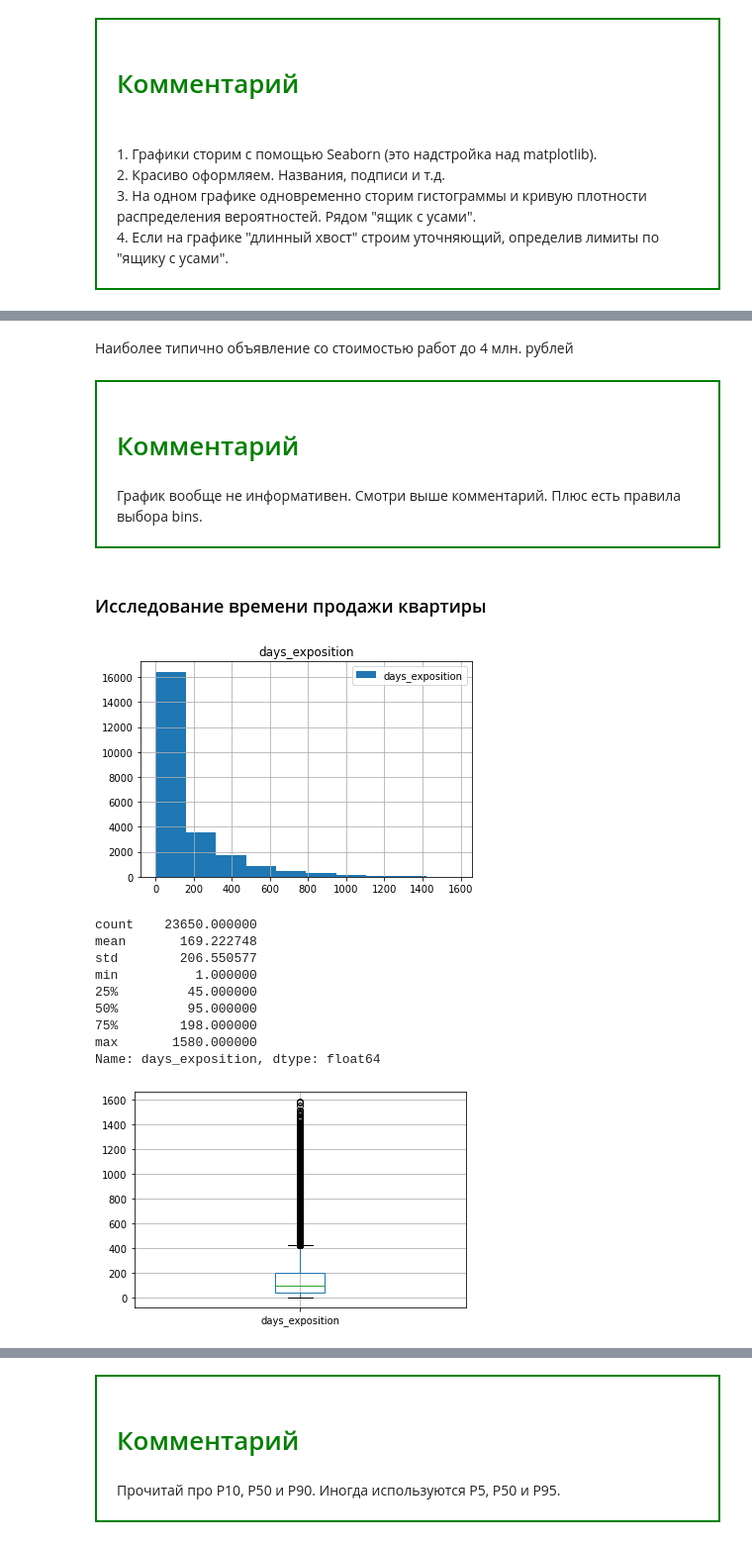
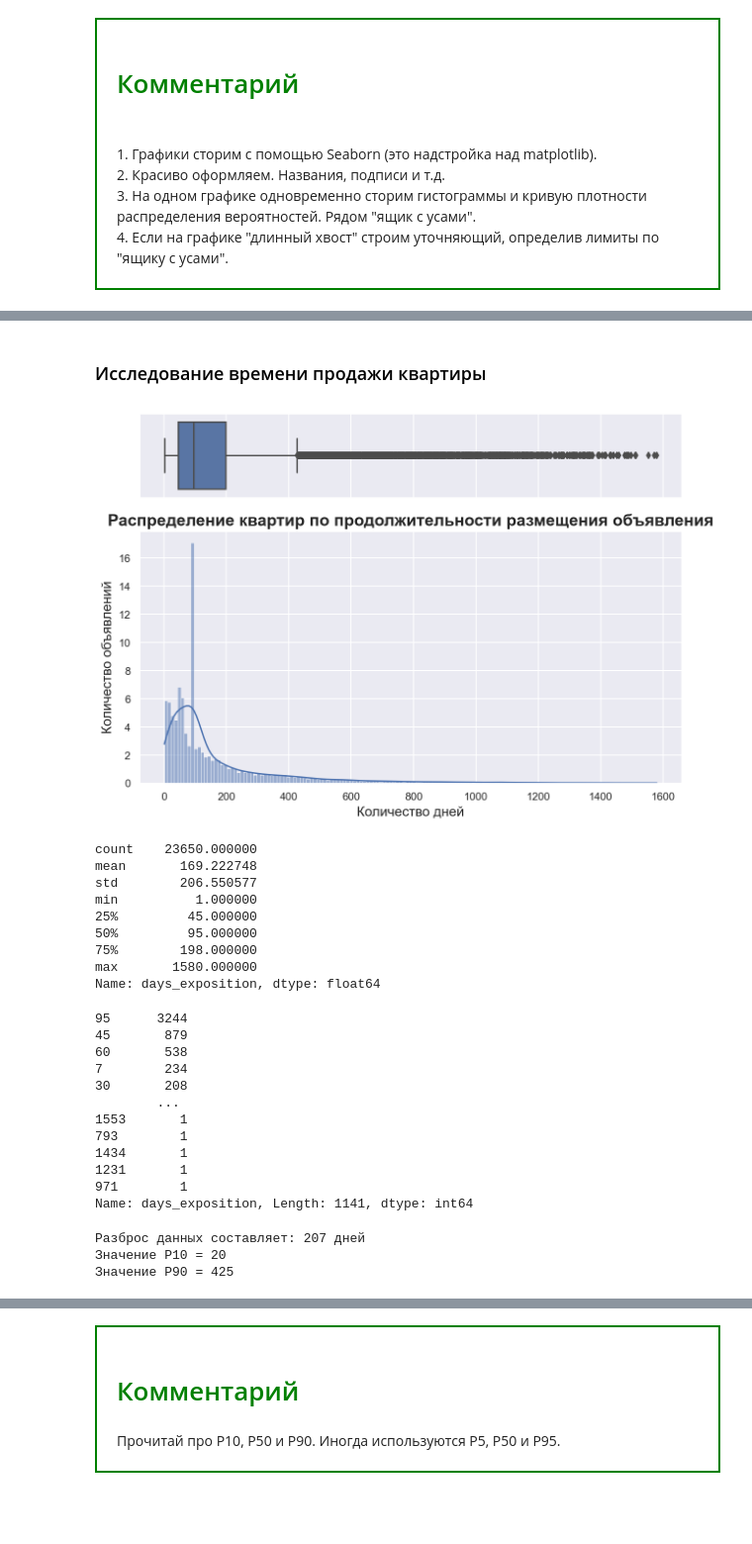
Before and after one commit to Valery2120/DS-DE, a Jupyter notebook: jupyter/ds/theme_04/theme_04.ipynb, the cells around one changed output, grey strips where cells are left out. Shown at 99% size. Cells and saved outputs as stored; diff of their text form; code cells hidden in the pictures; blank space fills up the shorter version.

```diff
--- a/jupyter/ds/theme_04/theme_04.ipynb
+++ b/jupyter/ds/theme_04/theme_04.ipynb
@@ -761,29 +819,43 @@ plt.show()
-# %% [markdown]
-Наиболее типично объявление со стоимостью работ до 4 млн. рублей
-# %% [markdown]
-<div style="border:solid green 2px; padding: 20px"> <h1 style="color:green; margin-bottom:20px">Комментарий </h1>
-График вообще не информативен. Смотри выше комментарий. Плюс есть правила выбора bins.
-</div>
 # %% [markdown]
 ### <a id='researching-days-exposition'><span style="color:black">Исследование времени продажи квартиры</span></a>
-# %%
-data.hist(column = 'days_exposition', grid=True, legend=True)
-plt.show()
-display(data['days_exposition'].describe())
-# %% [output]
-[figure, removed]
-count    23650.000000
-mean       169.222748
-std        206.550577
-min          1.000000
-25%         45.000000
-50%         95.000000
-75%        198.000000
-max       1580.000000
-Name: days_exposition, dtype: float64
-# %%
-data.boxplot(column = 'days_exposition')
-plt.show()
-# %% [output]
-[figure, removed]
+# %%
+creating_box_hist('days_exposition', data, ['Количество дней', 'продолжительности размещения объявления'])
+
+# sns.displot(data['days_exposition'], legend=True)
+# # data.hist(column = 'days_exposition', grid=True, legend=True)
+# plt.show()
+display(data['days_exposition'].describe())
+display(data['days_exposition'].value_counts())
+scatter = round(data['days_exposition'].std())
+print(f'Разброс данных составляет: {scatter} дней')
+P10 = round(data['days_exposition'].quantile(0.1))
+P90 = round(data['days_exposition'].quantile(0.9))
+print(f'Значение P10 = {P10}')
+print(f'Значение P90 = {P90}')
+# %% [output]
+[figure, added]
+count    23650.000000
+mean       169.222748
+std        206.550577
+min          1.000000
+25%         45.000000
+50%         95.000000
+75%        198.000000
+max       1580.000000
+Name: days_exposition, dtype: float64
+95      3244
+45       879
+60       538
+7        234
+30       208
+        ...
+1553       1
+793        1
+1434       1
+1231       1
+971        1
+Name: days_exposition, Length: 1141, dtype: int64
+Разброс данных составляет: 207 дней
+Значение P10 = 20
+Значение P90 = 425
 # %% [markdown]
```
Also changed, not shown: parts of 62 cells of this notebook.
